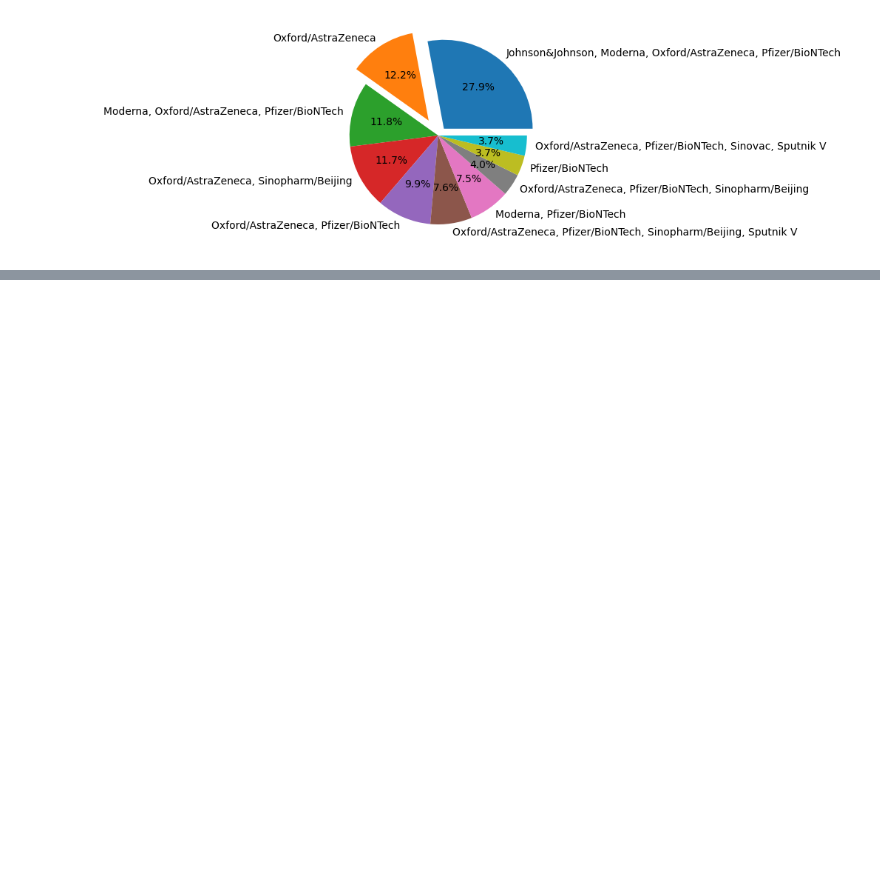
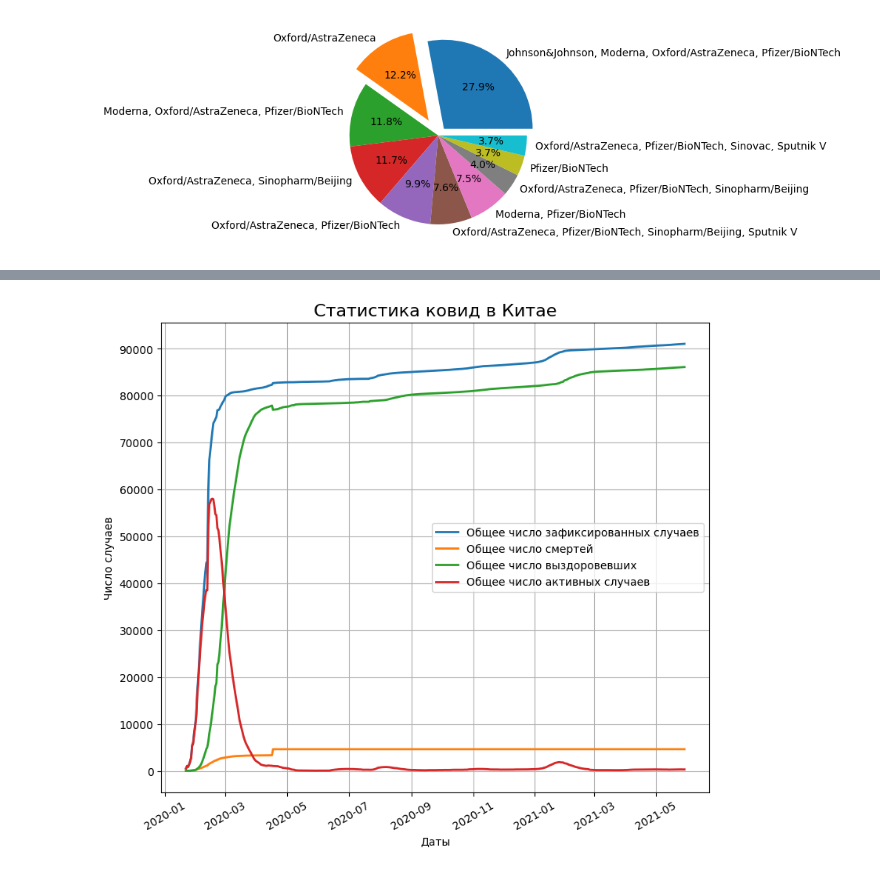
Before and after one commit to AntonPimenov/skillfactory_DC, a Jupyter notebook: project_1/Pandas/Визуализация данных.ipynb, the cells around one changed output, grey strips where cells are left out. Saved outputs shown, nothing was run; the diff lists cells and outputs as text; code cells hidden in the pictures; blank space fills up the shorter version.

```diff
--- a/project_1/Pandas/Визуализация данных.ipynb
+++ b/project_1/Pandas/Визуализация данных.ipynb
@@ -246,0 +283,45 @@ axes.pie(
+# %%
+# изобразим на одном графике, как росла общая заболеваемость (confirmed),
+# число зафиксированных смертей (deaths),
+# выздоровевших пациентов (recovered) и активных случаев (active) в Китае.
+# Дополнительно в параметрах метода указываем параметр label — название графика,
+# которое будет отображаться на легенде, а также lw — ширину линии графика.
+# Добавим к графику заголовок, названия осей, установим метки по оси y с частотой в 10 000,
+# повернём метки по оси x на 30 градусов,
+# а также добавим легенду (метки для легенды выставляются в параметре label метода plot()):
+
+china_data = covid_df[covid_df['country'] == 'China']
+china_grouped = china_data.groupby(['date'])[['confirmed', 'active','deaths', 'recovered']].sum()
+fig = ptl.figure(figsize=(7,6))
+axes = fig.add_axes([0,0,1,1])
+axes.plot(china_grouped['confirmed'], label='Общее число зафиксированных случаев', lw=2)
+axes.plot(china_grouped['deaths'], label= 'Общее число смертей', lw=2)
+axes.plot(china_grouped['recovered'], label= 'Общее число выздоровевших', lw=2)
+axes.plot(china_grouped['active'], label= 'Общее число активных случаев', lw=2)
+
+axes.set_title('Статистика ковид в Китае', fontsize=16)
+axes.set_xlabel('Даты')
+axes.set_ylabel('Число случаев')
+axes.set_yticks(range(0, 100000, 10000))
+axes.xaxis.set_tick_params(rotation=30)
+axes.grid()
+axes.legend();
+
+
+
+
+# На графике наблюдается резкий рост заболеваемости на начальном периоде до середины февраля 2020 года,
+# после чего видно резкое падение числа активных случаев
+# (примерно в этот период власти Китая ввели тотальный локдаун и прекратили транспортное сообщение со всем миром).
+# Далее число активных случаев только падает, а темп прироста числа заболевших снижается.
+# При этом общее число смертей в Китае остаётся практически на одном уровне (около 5 тысяч),
+# уже начиная с мая 2020 года (новые пациенты умирают крайне редко).
+
+# Стоит обратить внимание на выделенные чёрным маркером сдвиги в графиках.
+# Они являются свидетельством противоречия в данных: общее число выздоровевших пациентов почему-то резко упало,
+# а число умерших возросло. Почему так произошло?
+# Произошёл пересчёт числа заболевших? Данные были утеряны или искажены?
+# Если вы в своей практике столкнётесь с такими же противоречиями,
+# вам необходимо будет обратиться к первоисточнику, чтобы выяснить причину.
+# %% [output]
+[figure, added]
```
Also changed, not shown: parts of 14 cells of this notebook, 7 other files.
